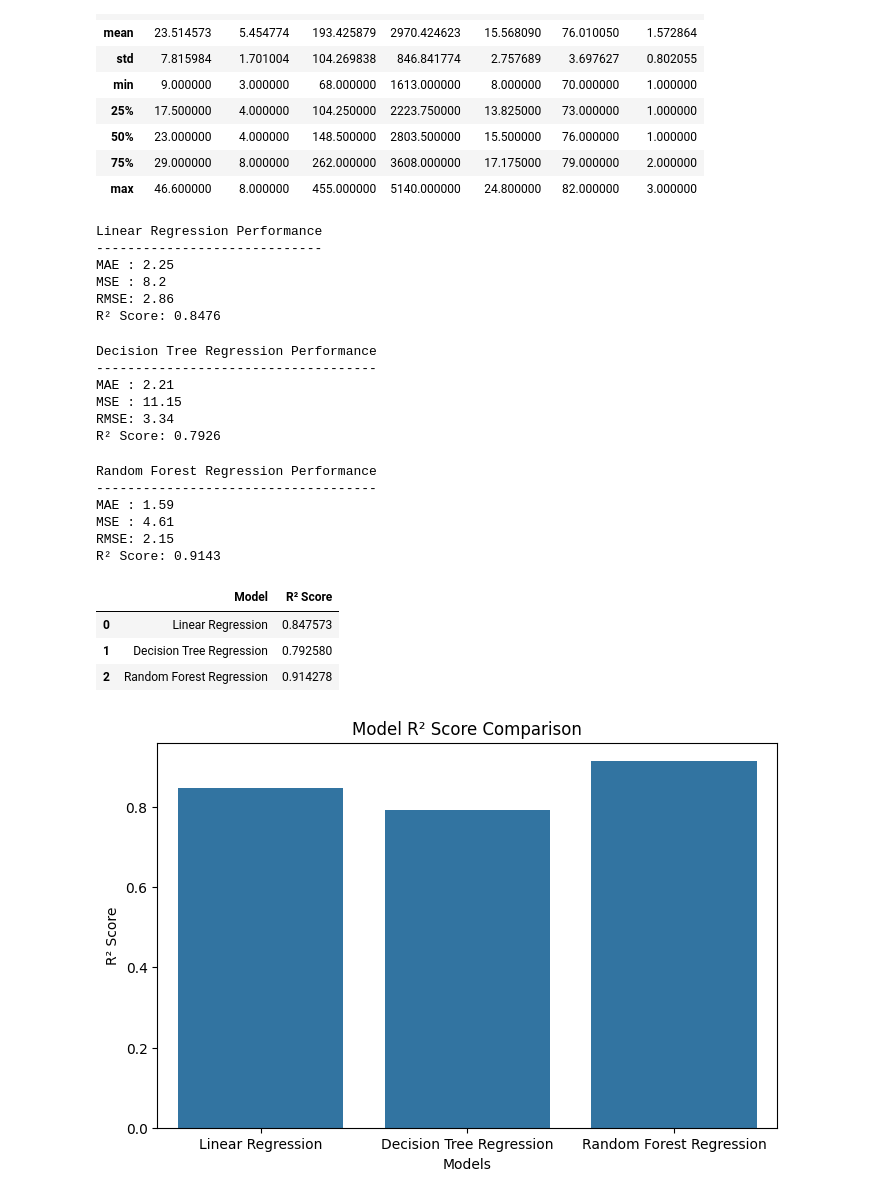
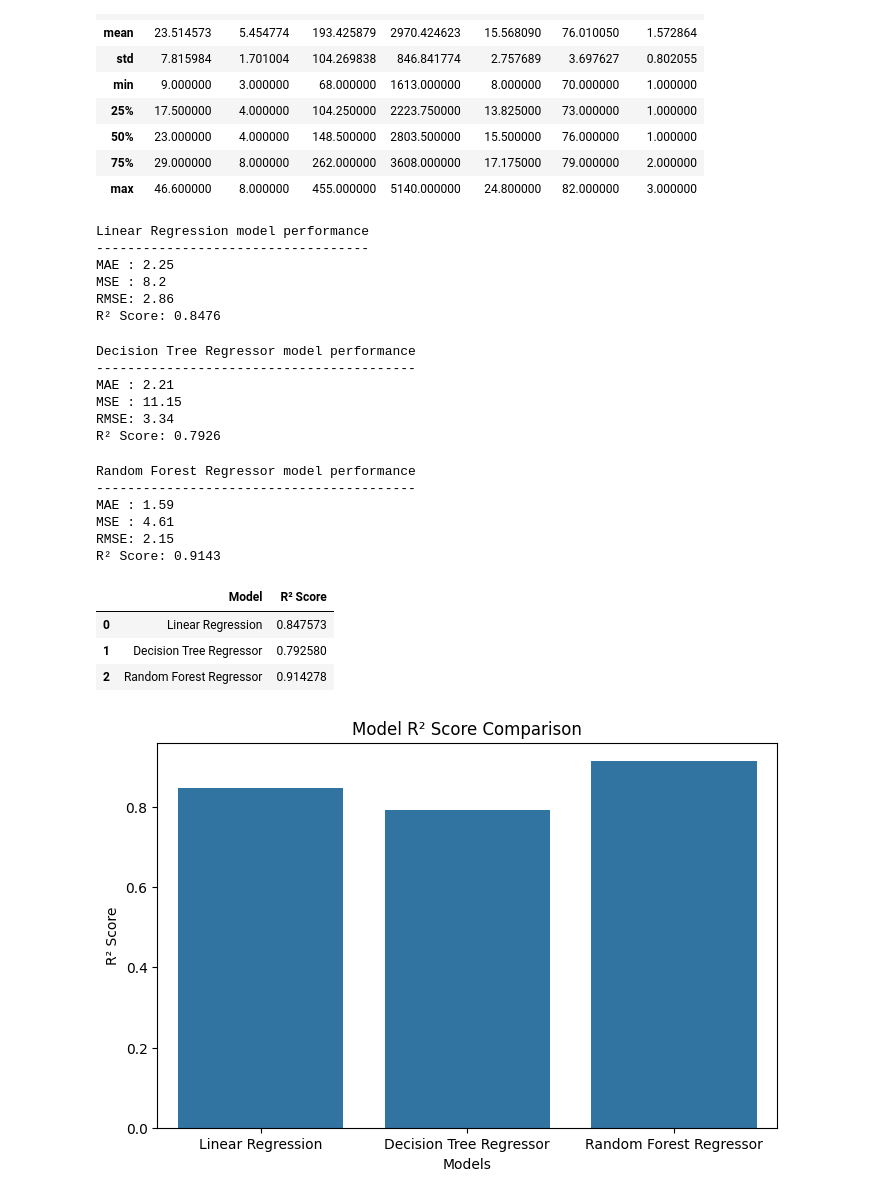
Before and after one commit to Tuhin092005/Project_4_Fuel_Efficiency_Prediction_Using_Machine_Learning, a Jupyter notebook: Vehicle_Fuel_Efficiency_Prediction.ipynb, the cells around one changed output. Drawn from its saved outputs; the diff is of its cells as text; code cells hidden in the pictures.

```diff
--- a/Vehicle_Fuel_Efficiency_Prediction.ipynb
+++ b/Vehicle_Fuel_Efficiency_Prediction.ipynb
@@ -135,7 +135,7 @@ lr.fit(X_train, y_train)
 
 y_pred_lr = lr.predict(X_test)
 # %%
-# Model evaluation for Linear Regression
+# Model evaluation - Linear Regression
 
 mae_lr = mean_absolute_error(y_test, y_pred_lr)
 
@@ -145,15 +145,15 @@ rmse_lr = np.sqrt(mse_lr)
 
 r2_lr = r2_score(y_test, y_pred_lr)
 
-print("Linear Regression Performance")
-print("-----------------------------")
+print("Linear Regression model performance")
+print("-----------------------------------")
 print("MAE :", round(mae_lr, 2))
 print("MSE :", round(mse_lr, 2))
 print("RMSE:", round(rmse_lr, 2))
 print("R² Score:", round(r2_lr, 4))
 # %% [output]
-Linear Regression Performance
------------------------------
+Linear Regression model performance
+-----------------------------------
 MAE : 2.25
 MSE : 8.2
 RMSE: 2.86
@@ -167,7 +167,7 @@ dt.fit(X_train, y_train)
 
 y_pred_dt = dt.predict(X_test)
 # %%
-# Model evaluation for Decision Tree
+# Model evaluation - Decision Tree Regressor
 
 mae_dt = mean_absolute_error(y_test, y_pred_dt)
 
@@ -178,15 +178,15 @@ rmse_dt = np.sqrt(mse_dt)
 r2_dt = r2_score(y_test, y_pred_dt)
 
 
-print("Decision Tree Regression Performance")
-print("------------------------------------")
+print("Decision Tree Regressor model performance")
+print("-----------------------------------------")
 print("MAE :", round(mae_dt, 2))
 print("MSE :", round(mse_dt, 2))
 print("RMSE:", round(rmse_dt, 2))
 print("R² Score:", round(r2_dt, 4))
 # %% [output]
-Decision Tree Regression Performance
-------------------------------------
+Decision Tree Regressor model performance
+-----------------------------------------
 MAE : 2.21
 MSE : 11.15
 RMSE: 3.34
@@ -203,7 +203,7 @@ rf.fit(X_train, y_train)
 
 y_pred_rf = rf.predict(X_test)
 # %%
-# Model evaluation for Random Forest
+# Model evaluation - Random Forest Regressor
 
 mae_rf = mean_absolute_error(y_test, y_pred_rf)
 
@@ -214,15 +214,15 @@ rmse_rf = np.sqrt(mse_rf)
 r2_rf = r2_score(y_test, y_pred_rf)
 
 
-print("Random Forest Regression Performance")
-print("------------------------------------")
+print("Random Forest Regressor model performance")
+print("-----------------------------------------")
 print("MAE :", round(mae_rf, 2))
 print("MSE :", round(mse_rf, 2))
 print("RMSE:", round(rmse_rf, 2))
 print("R² Score:", round(r2_rf, 4))
 # %% [output]
-Random Forest Regression Performance
-------------------------------------
+Random Forest Regressor model performance
+-----------------------------------------
 MAE : 1.59
 MSE : 4.61
 RMSE: 2.15
@@ -230,26 +230,26 @@ R² Score: 0.9143
 # %%
 # Compare all models
 
 model_comparison = pd.DataFrame({
     "Model": [
         "Linear Regression",
-        "Decision Tree Regression",
-        "Random Forest Regression"
+        "Decision Tree Regressor",
+        "Random Forest Regressor"
     ],
 
     "R² Score": [
         r2_lr,
         r2_dt,
         r2_rf
     ]
 })
 
 model_comparison
 # %% [output]
 |  | Model | R² Score |
 | 0 | Linear Regression | 0.847573 |
-| 1 | Decision Tree Regression | 0.792580 |
-| 2 | Random Forest Regression | 0.914278 |
+| 1 | Decision Tree Regressor | 0.792580 |
+| 2 | Random Forest Regressor | 0.914278 |
 # %%
 # Plot R² score graph
 
```
Also changed, not shown: parts of 7 cells of this notebook.
